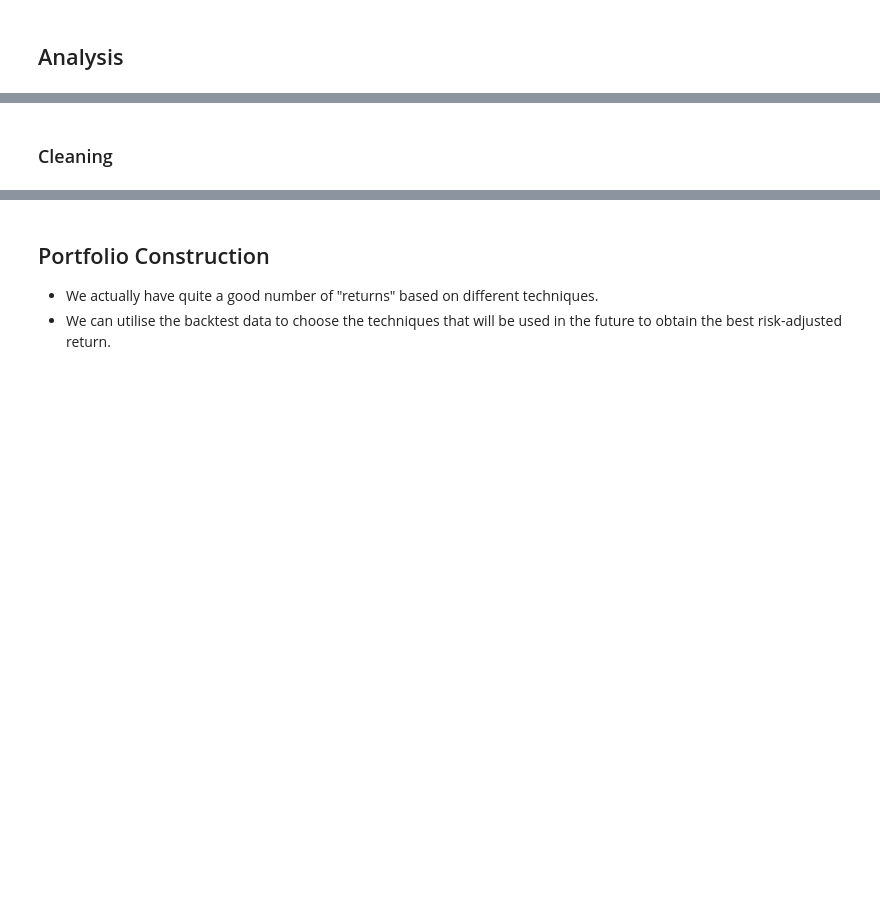
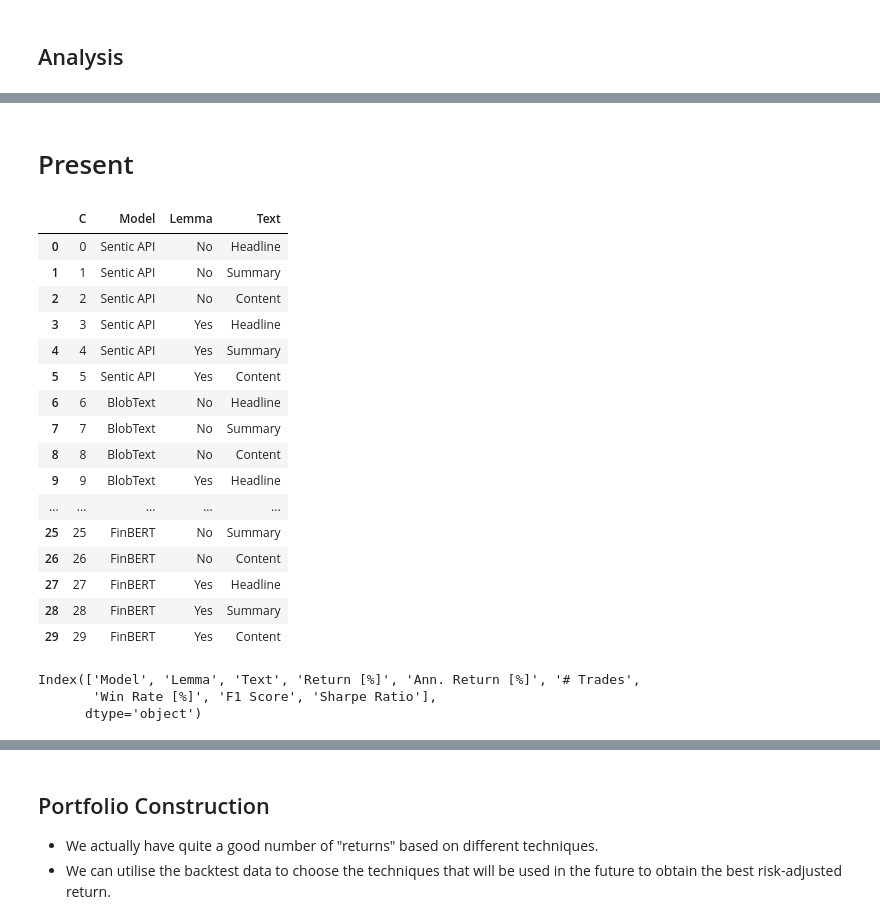
Before and after one commit to yiqwan/stock-forecast-with-sentiment, a Jupyter notebook: notebooks/trading.ipynb, the cells around one changed output, grey strips where cells are left out. Cells and saved outputs as stored; diff of their text form; code cells hidden in the pictures; blank space fills up the shorter version.

```diff
--- a/notebooks/trading.ipynb
+++ b/notebooks/trading.ipynb
@@ -1014,2 +964,2 @@ t_stat, t_p_val = stats.ttest_ind()
 # %% [markdown]
-### Cleaning
+# Present
@@ -1015,0 +1017,34 @@ t_stat, t_p_val = stats.ttest_ind()
+# %%
+combo_cols = ['Model', 'Lemma', 'Text']
+
+rdf3.index.name = 'C'
+other_cols = rdf3.columns.difference(combo_cols)
+rdf4 = rdf3[combo_cols]
+rdf4.reset_index(drop=False, inplace=True)
+rdf5 = rdf3[other_cols]
+rdf5.reset_index(drop=False, inplace=True)
+rdf4
+# %% [output]
+|  | C | Model | Lemma | Text |
+| 0 | 0 | Sentic API | No | Headline |
+| 1 | 1 | Sentic API | No | Summary |
+| 2 | 2 | Sentic API | No | Content |
+| 3 | 3 | Sentic API | Yes | Headline |
+| 4 | 4 | Sentic API | Yes | Summary |
+| 5 | 5 | Sentic API | Yes | Content |
+| 6 | 6 | BlobText | No | Headline |
+| 7 | 7 | BlobText | No | Summary |
+| 8 | 8 | BlobText | No | Content |
+| 9 | 9 | BlobText | Yes | Headline |
+| ... | ... | ... | ... | ... |
+| 25 | 25 | FinBERT | No | Summary |
+| 26 | 26 | FinBERT | No | Content |
+| 27 | 27 | FinBERT | Yes | Headline |
+| 28 | 28 | FinBERT | Yes | Summary |
+| 29 | 29 | FinBERT | Yes | Content |
+# %%
+rdf3.columns
+# %% [output]
+Index(['Model', 'Lemma', 'Text', 'Return [%]', 'Ann. Return [%]', '# Trades',
+       'Win Rate [%]', 'F1 Score', 'Sharpe Ratio'],
+      dtype='object')
```
Also changed, not shown: parts of 30 cells of this notebook, 1 other file.
